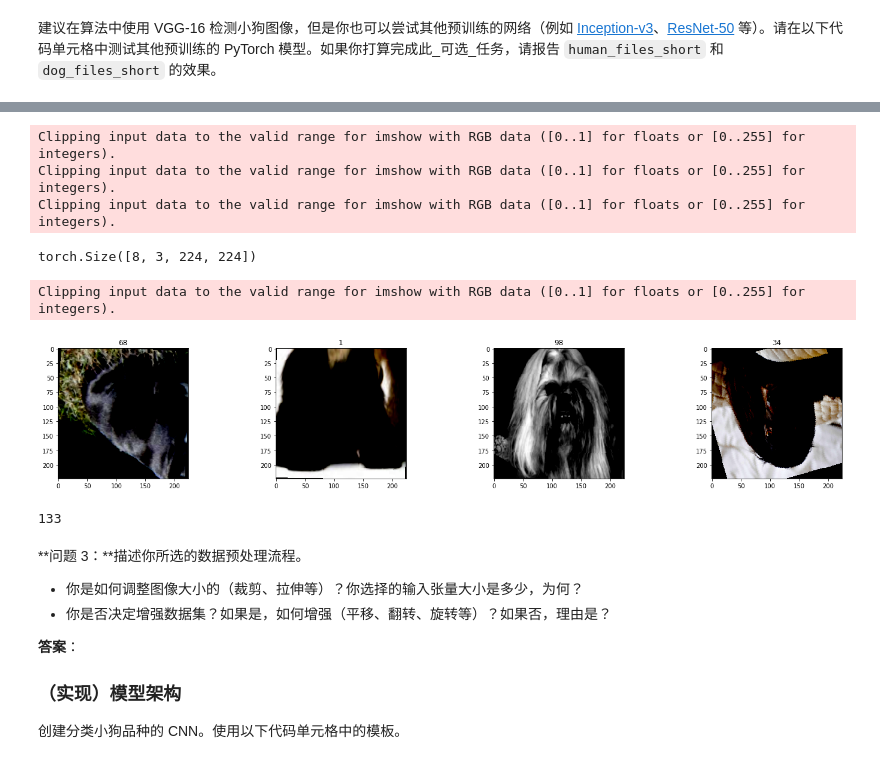
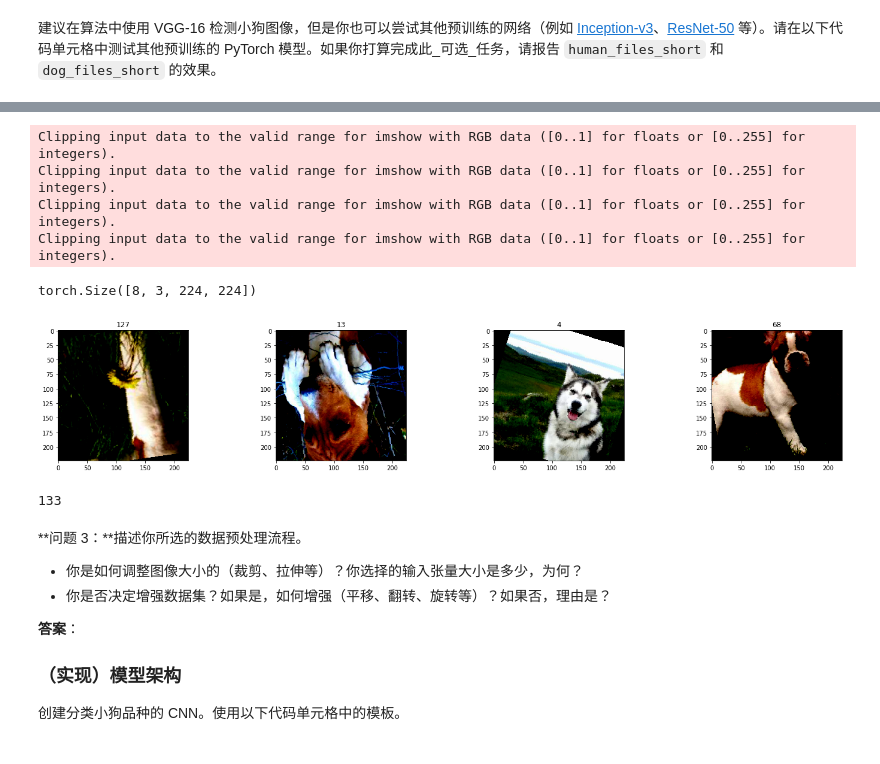
Before and after one commit to wuRDmemory/deep, a Jupyter notebook: dog-project/dog_app-cn-Copy1.ipynb, the cells around one changed output, grey strips where cells are left out. Drawn from its saved outputs; the diff is of its cells as text; code cells hidden in the pictures.

```diff
--- a/dog-project/dog_app-cn-Copy1.ipynb
+++ b/dog-project/dog_app-cn-Copy1.ipynb
@@ -348,46 +351,44 @@ from torchvision import datasets
 ### TODO: Write data loaders for training, validation, and test sets
 ## Specify appropriate transforms, and batch_sizes
 
-train_transforms = transforms.Compose([transforms.Resize(size=(250, 250)),
-                                       transforms.RandomResizedCrop(size=(224, 224)),
+train_transforms = transforms.Compose([transforms.RandomResizedCrop(size=(224, 224)),
                                        transforms.RandomRotation(degrees=20),
                                        transforms.RandomHorizontalFlip(p=0.2),
                                        transforms.RandomVerticalFlip(p=0.2),
-                                       transforms.RandomGrayscale(p=0.2),
                                        transforms.ToTensor(),
                                        transforms.Normalize((0.5, 0.5, 0.5), (0.5,0.5, 0.5))])
 other_transforms = transforms.Compose([transforms.Resize(size=(224, 224)), transforms.ToTensor()])
 
 
 train_data = datasets.ImageFolder(os.path.join(dog_dir, 'train'),transform=train_transforms)
 test_data = datasets.ImageFolder(os.path.join(dog_dir, 'test'), transform=other_transforms)
 valid_data = datasets.ImageFolder(os.path.join(dog_dir, 'valid'), transform=other_transforms)
 
 train_loader = torch.utils.data.DataLoader(train_data,  batch_size=8,shuffle=True)
 test_loader = torch.utils.data.DataLoader(test_data, batch_size=8,shuffle=True)
 valid_loader = torch.utils.data.DataLoader(valid_data, batch_size=8, shuffle=True)
 
 train_loader_iter = iter(train_loader)
 train_images, train_labels = next(train_loader_iter)
 
 print(train_images.shape)
 fig, axes = plt.subplots(figsize=(25,4), ncols=4)
 for ii in range(4):
     ax = axes[ii]
     image = train_images[ii,:,:,:].numpy().transpose((1, 2, 0))
     ax.imshow(image)
     ax.set_title(str(train_labels[ii].item()))
 
 plt.show()
 print(len(train_data.classes))
 # %% [output]
 Clipping input data to the valid range for imshow with RGB data ([0..1] for floats or [0..255] for integers).
 Clipping input data to the valid range for imshow with RGB data ([0..1] for floats or [0..255] for integers).
 Clipping input data to the valid range for imshow with RGB data ([0..1] for floats or [0..255] for integers).
+Clipping input data to the valid range for imshow with RGB data ([0..1] for floats or [0..255] for integers).
 torch.Size([8, 3, 224, 224])
+[figure, new version]
-Clipping input data to the valid range for imshow with RGB data ([0..1] for floats or [0..255] for integers).
+133
-[figure, old version]
-133
 # %% [markdown]
 **问题 3：**描述你所选的数据预处理流程。
 - 你是如何调整图像大小的（裁剪、拉伸等）？你选择的输入张量大小是多少，为何？
```
Also changed, not shown: parts of 6 cells of this notebook.
